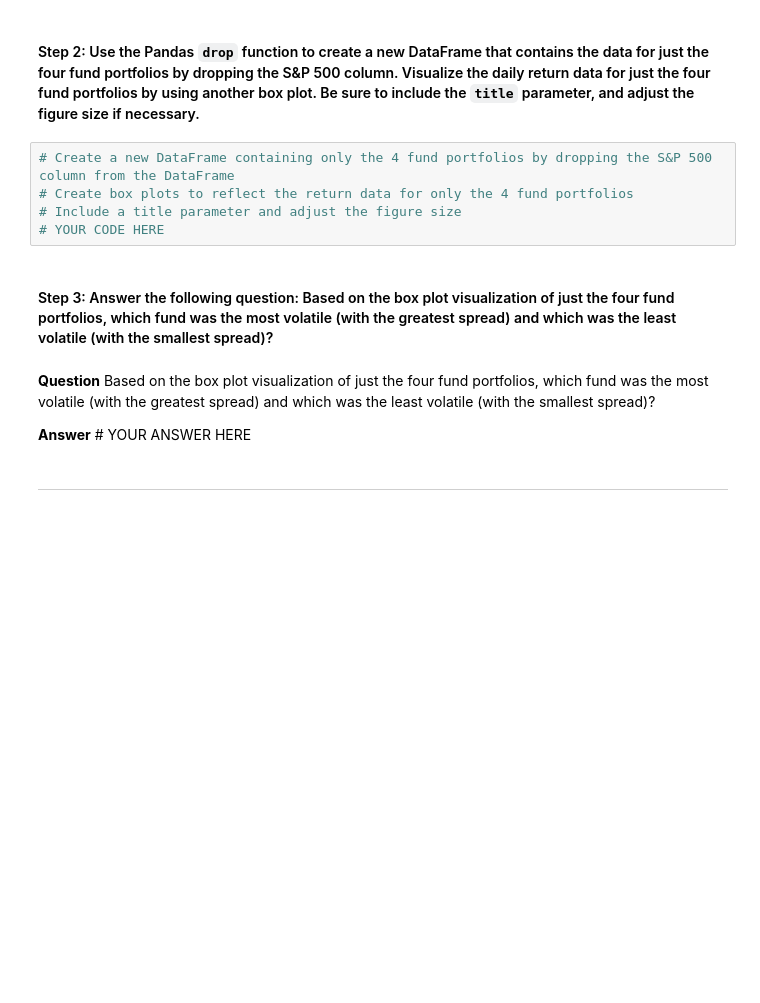
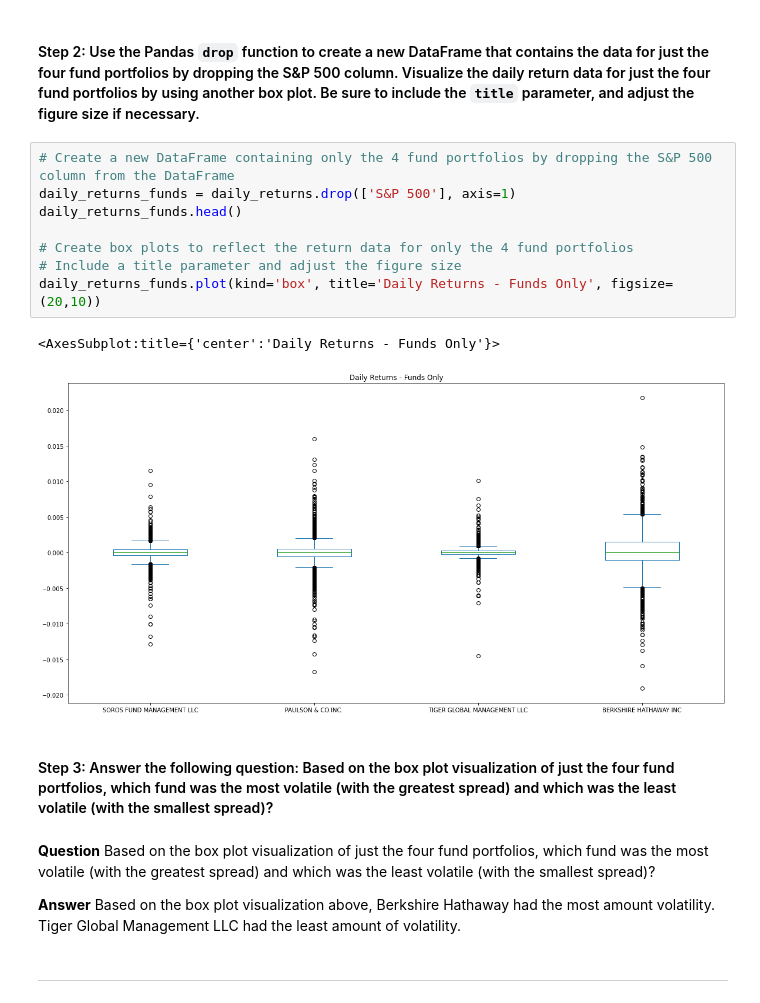
Before and after one commit to quinnwong31/RiskReturnAnalysis, a Jupyter notebook: risk_return_analysis.ipynb, the cells around one changed output. Drawn from its saved outputs; the diff is of its cells as text; blank space fills up the shorter version.

Commit message:
Implementation for first section for 'Analyze the Volatility'

```diff
--- a/risk_return_analysis.ipynb
+++ b/risk_return_analysis.ipynb
@@ -206,15 +209,21 @@ Analyze the volatility of each of the four fund portfolios and of the S&P 500 In
 #### Step 2: Use the Pandas `drop` function to create a new DataFrame that contains the data for just the four fund portfolios by dropping the S&P 500 column. Visualize the daily return data for just the four fund portfolios by using another box plot. Be sure to include the `title` parameter, and adjust the figure size if necessary.
 # %%
 # Create a new DataFrame containing only the 4 fund portfolios by dropping the S&P 500 column from the DataFrame
+daily_returns_funds = daily_returns.drop(['S&P 500'], axis=1)
+daily_returns_funds.head()
+
 # Create box plots to reflect the return data for only the 4 fund portfolios
 # Include a title parameter and adjust the figure size
-# YOUR CODE HERE
+daily_returns_funds.plot(kind='box', title='Daily Returns - Funds Only', figsize=(20,10))
+# %% [output]
+<AxesSubplot:title={'center':'Daily Returns - Funds Only'}>
+[figure, added]
 # %% [markdown]
 #### Step 3: Answer the following question: Based on the box plot visualization of just the four fund portfolios, which fund was the most volatile (with the greatest spread) and which was the least volatile (with the smallest spread)?
 # %% [markdown]
 **Question** Based on the box plot visualization of just the four fund portfolios, which fund was the most volatile (with the greatest spread) and which was the least volatile (with the smallest spread)?
 
-**Answer** # YOUR ANSWER HERE
+**Answer** Based on the box plot visualization above, Berkshire Hathaway had the most amount volatility.   Tiger Global Management LLC had the least amount of volatility.
 # %% [markdown]
 ---
 # %% [markdown]
```
Also changed, not shown: parts of 1 cell of this notebook.
